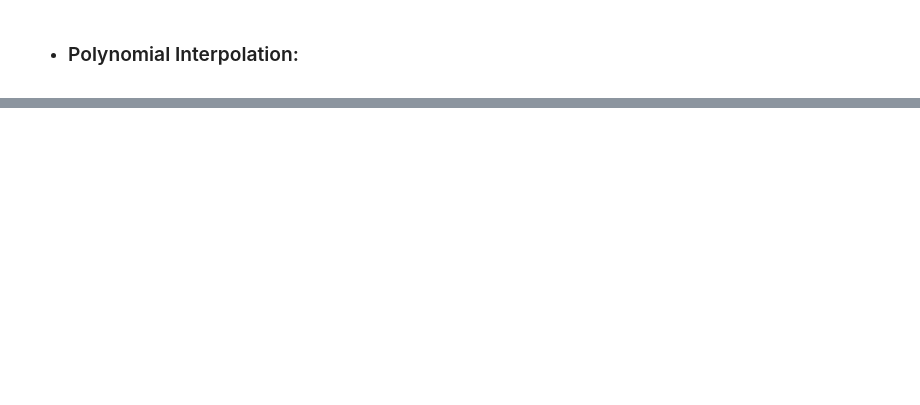
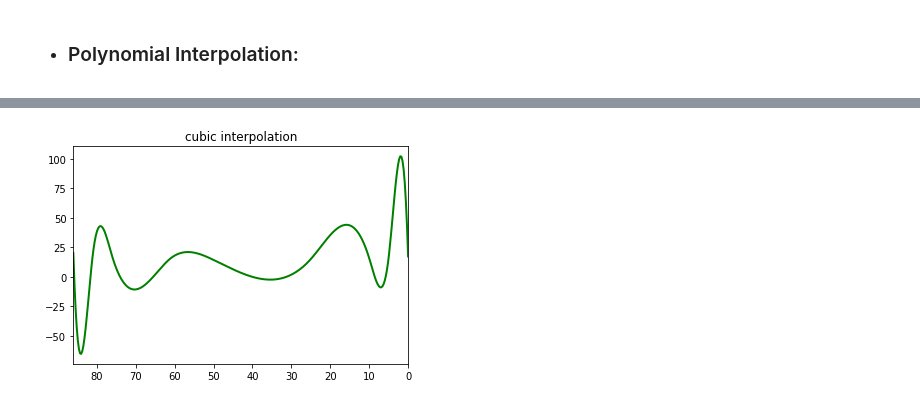
Before and after one commit to yy2792/numerical, a Jupyter notebook: interpolation/grading/Interpolation_Grading.ipynb, the cells around one changed output, grey strips where cells are left out. Saved outputs shown, nothing was run; the diff lists cells and outputs as text; code cells hidden in the pictures; blank space fills up the shorter version.

```diff
--- a/interpolation/grading/Interpolation_Grading.ipynb
+++ b/interpolation/grading/Interpolation_Grading.ipynb
@@ -49,0 +118,4 @@ TypeError: 'module' object is not callable
+# %%
+ci.plot()
+# %% [output]
+[figure, added]
```
Also changed, not shown: parts of 20 cells of this notebook, 3 other files.
